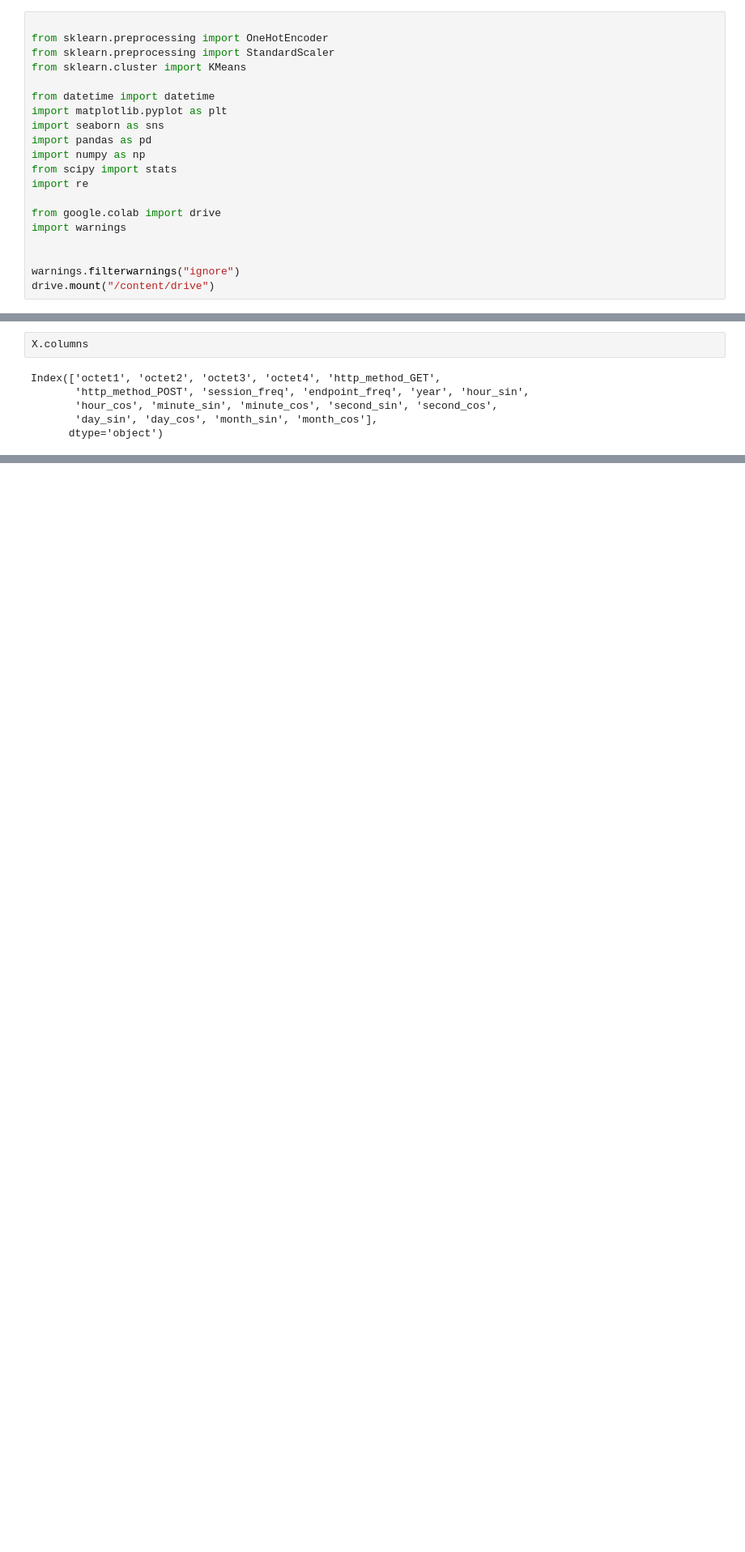
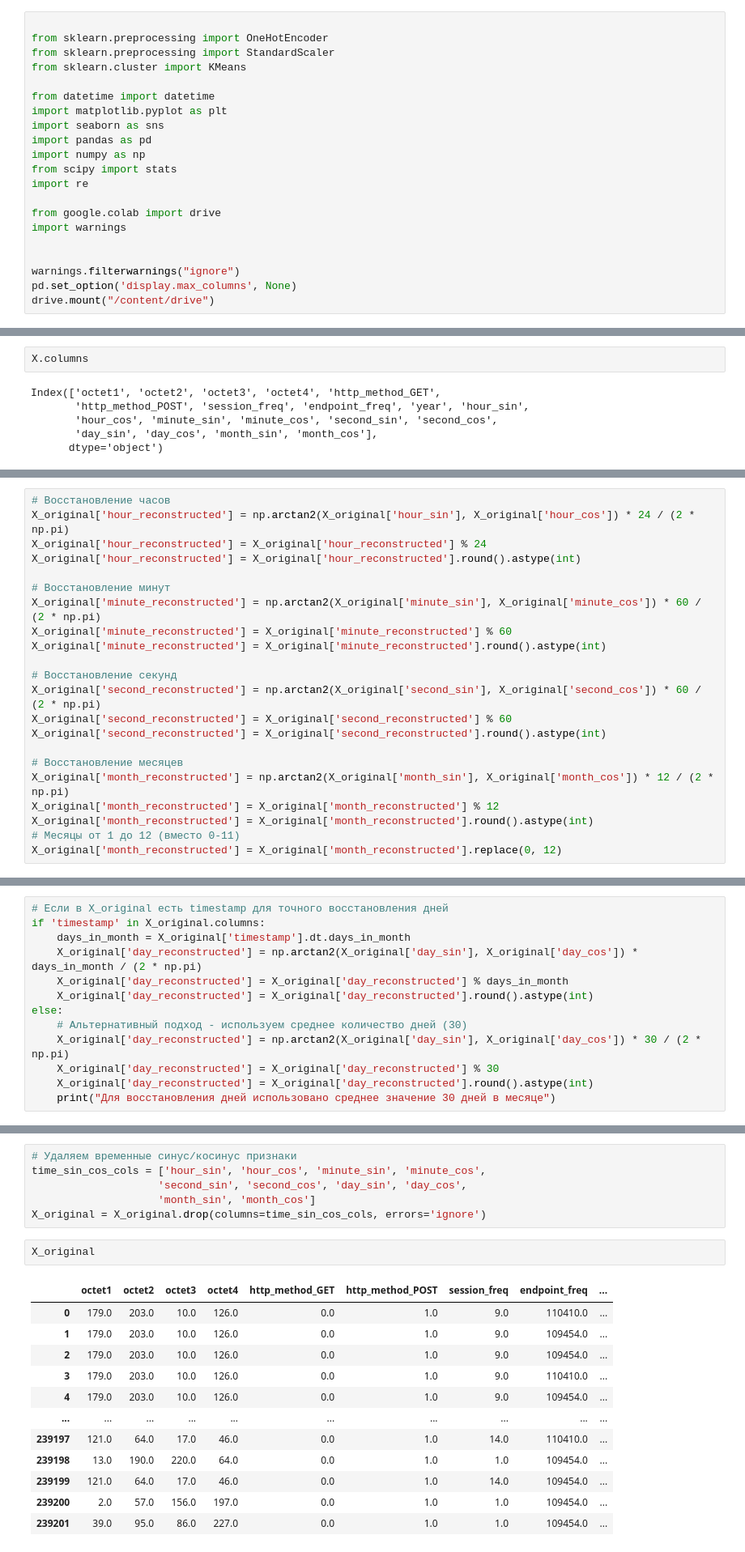
Before and after one commit to MatveyOreshkinn/Minor, a Jupyter notebook: ЛР1.ipynb, the cells around one changed output, grey strips where cells are left out. Shown at 81% size. Saved outputs shown, nothing was run; the diff lists cells and outputs as text; blank space fills up the shorter version.

```diff
--- a/ЛР1.ipynb
+++ b/ЛР1.ipynb
@@ -19,6 +19,7 @@ import warnings
 
 
 warnings.filterwarnings("ignore")
+pd.set_option('display.max_columns', None)
 drive.mount("/content/drive")
 # %% [output]
 Drive already mounted at /content/drive; to attempt to forcibly remount, call drive.mount("/content/drive", force_remount=True).
@@ -313,0 +350,22 @@ Index(['octet1', 'octet2', 'octet3', 'octet4', 'http_method_GET',
+# %%
+# Восстановление часов
+X_original['hour_reconstructed'] = np.arctan2(X_original['hour_sin'], X_original['hour_cos']) * 24 / (2 * np.pi)
+X_original['hour_reconstructed'] = X_original['hour_reconstructed'] % 24
+X_original['hour_reconstructed'] = X_original['hour_reconstructed'].round().astype(int)
+
+# Восстановление минут
+X_original['minute_reconstructed'] = np.arctan2(X_original['minute_sin'], X_original['minute_cos']) * 60 / (2 * np.pi)
+X_original['minute_reconstructed'] = X_original['minute_reconstructed'] % 60
+X_original['minute_reconstructed'] = X_original['minute_reconstructed'].round().astype(int)
+
+# Восстановление секунд
+X_original['second_reconstructed'] = np.arctan2(X_original['second_sin'], X_original['second_cos']) * 60 / (2 * np.pi)
+X_original['second_reconstructed'] = X_original['second_reconstructed'] % 60
+X_original['second_reconstructed'] = X_original['second_reconstructed'].round().astype(int)
+
+# Восстановление месяцев
+X_original['month_reconstructed'] = np.arctan2(X_original['month_sin'], X_original['month_cos']) * 12 / (2 * np.pi)
+X_original['month_reconstructed'] = X_original['month_reconstructed'] % 12
+X_original['month_reconstructed'] = X_original['month_reconstructed'].round().astype(int)
+# Месяцы от 1 до 12 (вместо 0-11)
+X_original['month_reconstructed'] = X_original['month_reconstructed'].replace(0, 12)
@@ -313,0 +381,13 @@ Index(['octet1', 'octet2', 'octet3', 'octet4', 'http_method_GET',
+# %%
+# Если в X_original есть timestamp для точного восстановления дней
+if 'timestamp' in X_original.columns:
+    days_in_month = X_original['timestamp'].dt.days_in_month
+    X_original['day_reconstructed'] = np.arctan2(X_original['day_sin'], X_original['day_cos']) * days_in_month / (2 * np.pi)
+    X_original['day_reconstructed'] = X_original['day_reconstructed'] % days_in_month
+    X_original['day_reconstructed'] = X_original['day_reconstructed'].round().astype(int)
+else:
+    # Альтернативный подход - используем среднее количество дней (30)
+    X_original['day_reconstructed'] = np.arctan2(X_original['day_sin'], X_original['day_cos']) * 30 / (2 * np.pi)
+    X_original['day_reconstructed'] = X_original['day_reconstructed'] % 30
+    X_original['day_reconstructed'] = X_original['day_reconstructed'].round().astype(int)
+    print("Для восстановления дней использовано среднее значение 30 дней в месяце")
@@ -313,0 +396,21 @@ Index(['octet1', 'octet2', 'octet3', 'octet4', 'http_method_GET',
+# %%
+# Удаляем временные синус/косинус признаки
+time_sin_cos_cols = ['hour_sin', 'hour_cos', 'minute_sin', 'minute_cos',
+                    'second_sin', 'second_cos', 'day_sin', 'day_cos',
+                    'month_sin', 'month_cos']
+X_original = X_original.drop(columns=time_sin_cos_cols, errors='ignore')
+# %%
+X_original
+# %% [output]
+|  | octet1 | octet2 | octet3 | octet4 | http_method_GET | http_method_POST | session_freq | endpoint_freq | ... |
+| 0 | 179.0 | 203.0 | 10.0 | 126.0 | 0.0 | 1.0 | 9.0 | 110410.0 | ... |
+| 1 | 179.0 | 203.0 | 10.0 | 126.0 | 0.0 | 1.0 | 9.0 | 109454.0 | ... |
+| 2 | 179.0 | 203.0 | 10.0 | 126.0 | 0.0 | 1.0 | 9.0 | 109454.0 | ... |
+| 3 | 179.0 | 203.0 | 10.0 | 126.0 | 0.0 | 1.0 | 9.0 | 110410.0 | ... |
+| 4 | 179.0 | 203.0 | 10.0 | 126.0 | 0.0 | 1.0 | 9.0 | 109454.0 | ... |
+| ... | ... | ... | ... | ... | ... | ... | ... | ... | ... |
+| 239197 | 121.0 | 64.0 | 17.0 | 46.0 | 0.0 | 1.0 | 14.0 | 110410.0 | ... |
+| 239198 | 13.0 | 190.0 | 220.0 | 64.0 | 0.0 | 1.0 | 1.0 | 109454.0 | ... |
+| 239199 | 121.0 | 64.0 | 17.0 | 46.0 | 0.0 | 1.0 | 14.0 | 109454.0 | ... |
+| 239200 | 2.0 | 57.0 | 156.0 | 197.0 | 0.0 | 1.0 | 1.0 | 109454.0 | ... |
+| 239201 | 39.0 | 95.0 | 86.0 | 227.0 | 0.0 | 1.0 | 1.0 | 109454.0 | ... |
```
Also changed, not shown: parts of 8 cells of this notebook.
